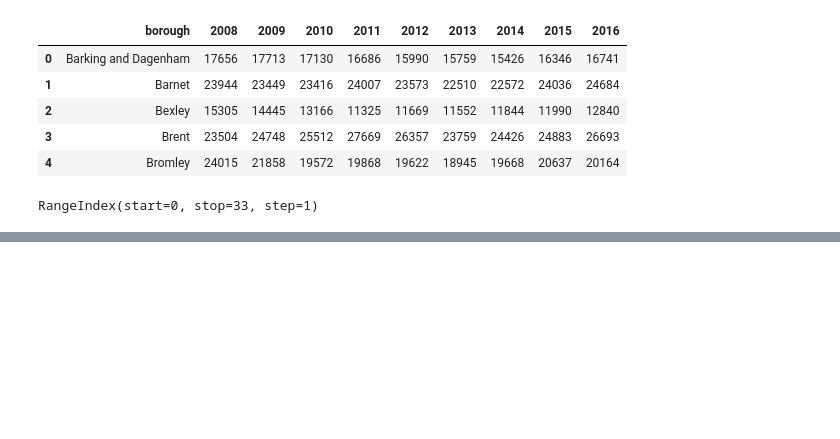
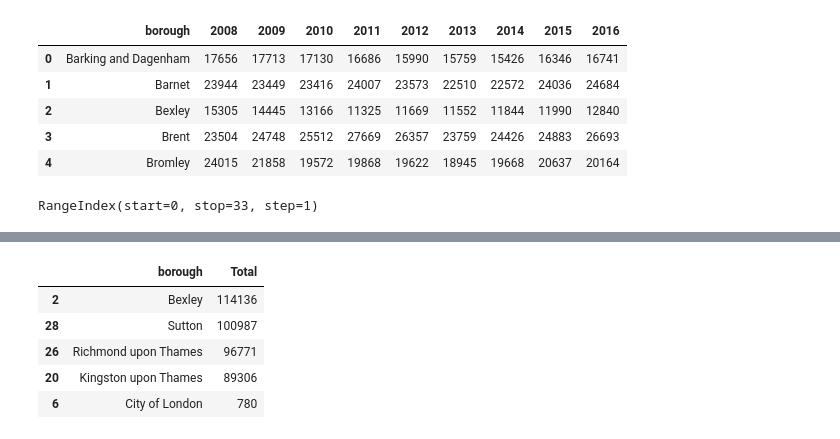
Before and after one commit to fwaafnn/Assigment1_DataVisualization, a Jupyter notebook: PYTN_Assg_1_5_AfwaAfini.ipynb, the cells around one changed output, grey strips where cells are left out. Drawn from its saved outputs; the diff is of its cells as text; code cells hidden in the pictures; blank space fills up the shorter version.

```diff
--- a/PYTN_Assg_1_5_AfwaAfini.ipynb
+++ b/PYTN_Assg_1_5_AfwaAfini.ipynb
@@ -559,3 +577,13 @@ new_df4['Total'] = new_df4.loc[:, 2008:2016].sum(axis=1)
+# %%
+# check ordered by sort value of 'Total' (ascending)
+new_df4[['borough', 'Total']].sort_values(by='Total', ascending=False).tail()
+# %% [output]
+|  | borough | Total |
+| 2 | Bexley | 114136 |
+| 28 | Sutton | 100987 |
+| 26 | Richmond upon Thames | 96771 |
+| 20 | Kingston upon Thames | 89306 |
+| 6 | City of London | 780 |
 # %%
 # initiate json file
 world_geo = r'london_boroughs.geojson'
```
Also changed, not shown: parts of 4 cells of this notebook.
